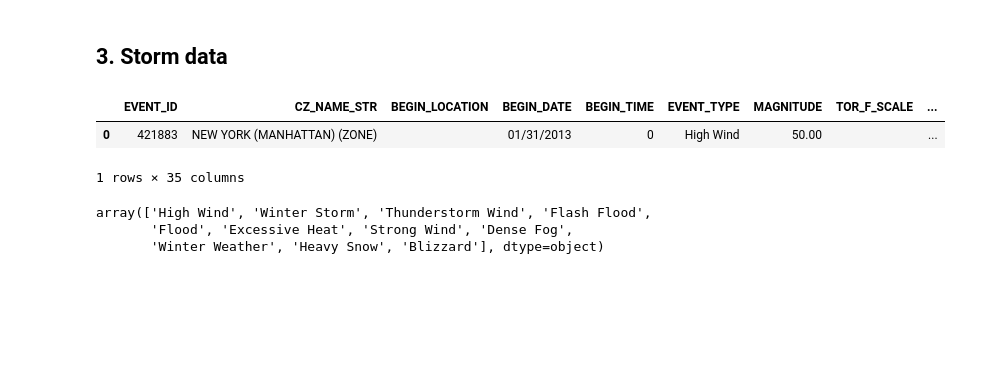
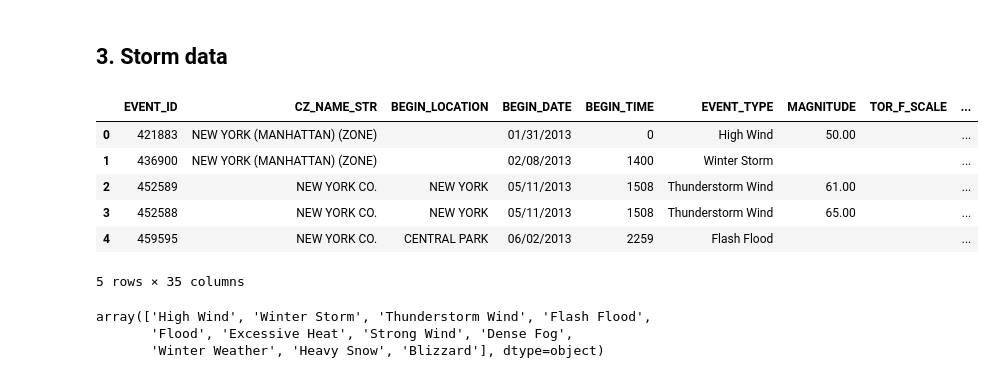
Before and after one commit to lingyielia/YellowTaxi, a Jupyter notebook: 1-data_prep_weather.ipynb, the cells around one changed output. Saved outputs shown, nothing was run; the diff lists cells and outputs as text; code cells hidden in the pictures; blank space fills up the shorter version.

```diff
--- a/1-data_prep_weather.ipynb
+++ b/1-data_prep_weather.ipynb
@@ -299,11 +299,15 @@ array(['2013-01-01T00:00:00.000000000', '2013-01-02T00:00:00.000000000',
 ## 3. Storm data
 # %%
 dfbad = pd.read_csv('data/storm_data_search_results.csv')
-dfbad.head(1)
+dfbad.head()
 # %% [output]
 |  | EVENT_ID | CZ_NAME_STR | BEGIN_LOCATION | BEGIN_DATE | BEGIN_TIME | EVENT_TYPE | MAGNITUDE | TOR_F_SCALE | ... |
 | 0 | 421883 | NEW YORK (MANHATTAN) (ZONE) |  | 01/31/2013 | 0 | High Wind | 50.00 |  | ... |
+| 1 | 436900 | NEW YORK (MANHATTAN) (ZONE) |  | 02/08/2013 | 1400 | Winter Storm |  |  | ... |
+| 2 | 452589 | NEW YORK CO. | NEW YORK | 05/11/2013 | 1508 | Thunderstorm Wind | 61.00 |  | ... |
+| 3 | 452588 | NEW YORK CO. | NEW YORK | 05/11/2013 | 1508 | Thunderstorm Wind | 65.00 |  | ... |
+| 4 | 459595 | NEW YORK CO. | CENTRAL PARK | 06/02/2013 | 2259 | Flash Flood |  |  | ... |
-1 rows × 35 columns
+5 rows × 35 columns
 # %%
 dfbad['EVENT_TYPE'].unique()
 # %% [output]
```
Also changed, not shown: parts of 37 cells of this notebook.
